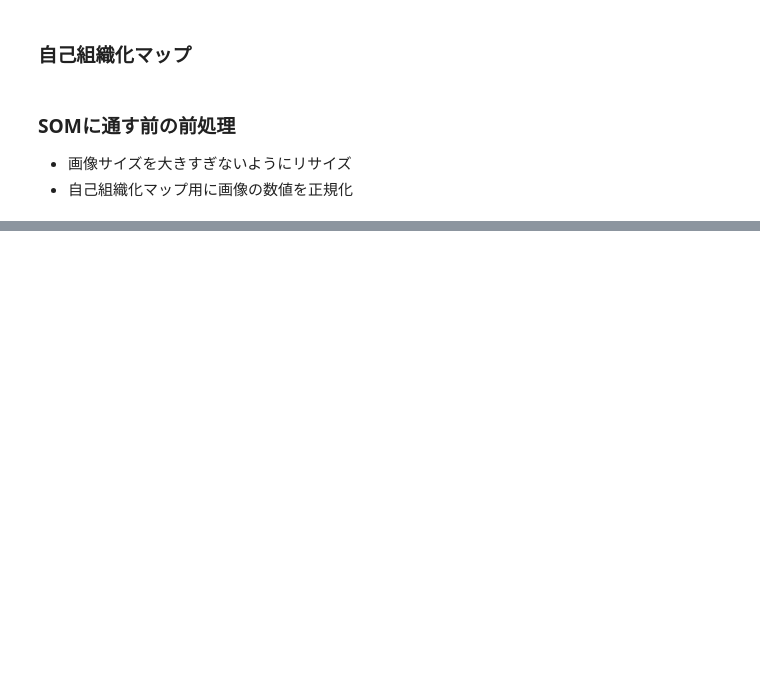
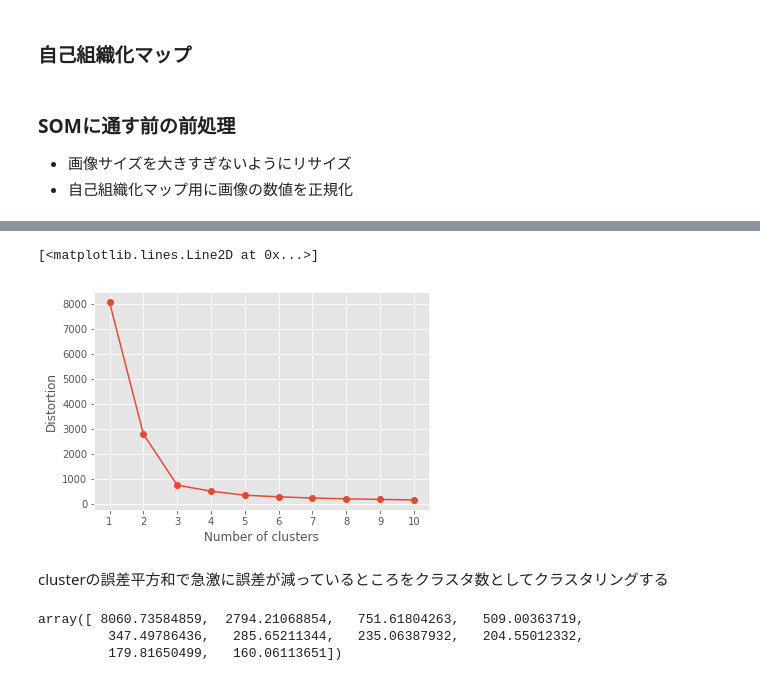
Before and after one commit to Intel0tw5727/info4dm-G4-popular-illust, a Jupyter notebook: notebooks/1_画像を色データとして前処理して分析.ipynb, the cells around one changed output, grey strips where cells are left out. Cells and saved outputs as stored; diff of their text form; code cells hidden in the pictures; blank space fills up the shorter version.

```diff
--- a/notebooks/1_画像を色データとして前処理して分析.ipynb
+++ b/notebooks/1_画像を色データとして前処理して分析.ipynb
@@ -223,7 +148,0 @@ df = pd.read_csv("../data/download_image_monthly/20171024/meta.json", delimiter=
-# %%
-import json
-meta_tags = []
-#meta = json.loads(df.iloc[i].values[0])
-for i in df.index:
-    meta = json.loads(df.iloc[i].values[0])
-    meta_tags.append(meta["tags"])
@@ -243,0 +166,2 @@ df.replace("?", np.NaN)
+# %%
+rgb_array = img_rgb_norm.reshape(-1,3)
@@ -243,0 +173,22 @@ df.replace("?", np.NaN)
+# %%
+MAX_CLST = 10
+dist = []
+for i in range(1, MAX_CLST+1):
+    predict = KMeans(n_clusters=i,
+                    init="k-means++",
+                    n_init=MAX_CLST,
+                    max_iter=300,
+                    random_state=98)
+    predict.fit(rgb_array)
+    dist.append(predict.inertia_)
+# %%
+import matplotlib.ticker as ticker
+plt.gca().get_xaxis().set_major_locator(ticker.MaxNLocator(integer=True))
+plt.xlabel('Number of clusters')
+plt.ylabel('Distortion')
+plt.plot(range(1,MAX_CLST+1),dist[:],marker='o')
+# %% [output]
+[<matplotlib.lines.Line2D at 0x...>]
+[figure, added]
+# %% [markdown]
+clusterの誤差平方和で急激に誤差が減っているところをクラスタ数としてクラスタリングする
@@ -243,0 +197,6 @@ df.replace("?", np.NaN)
+# %%
+dist
+# %% [output]
+array([ 8060.73584859,  2794.21068854,   751.61804263,   509.00363719,
+         347.49786436,   285.65211344,   235.06387932,   204.55012332,
+         179.81650499,   160.06113651])
```
Also changed, not shown: parts of 42 cells of this notebook.
